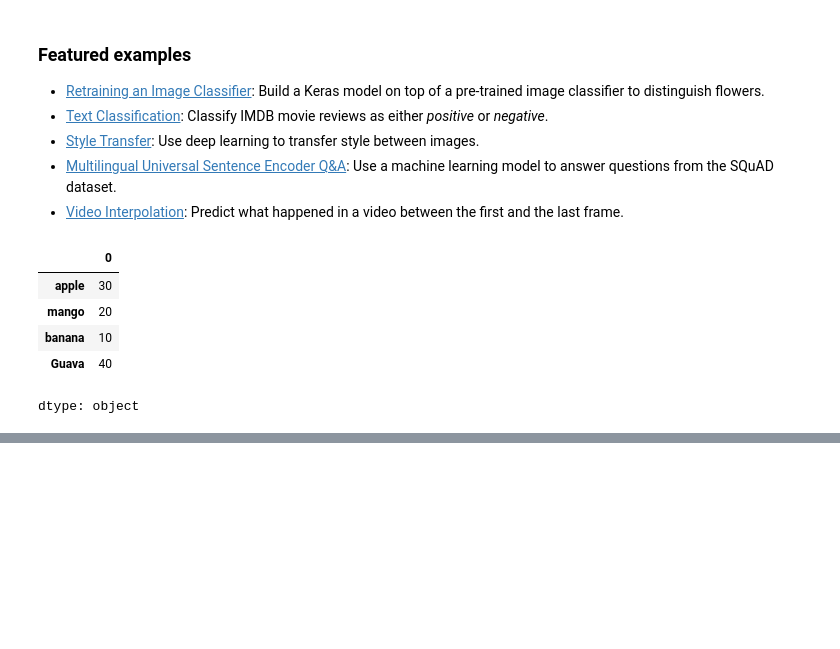
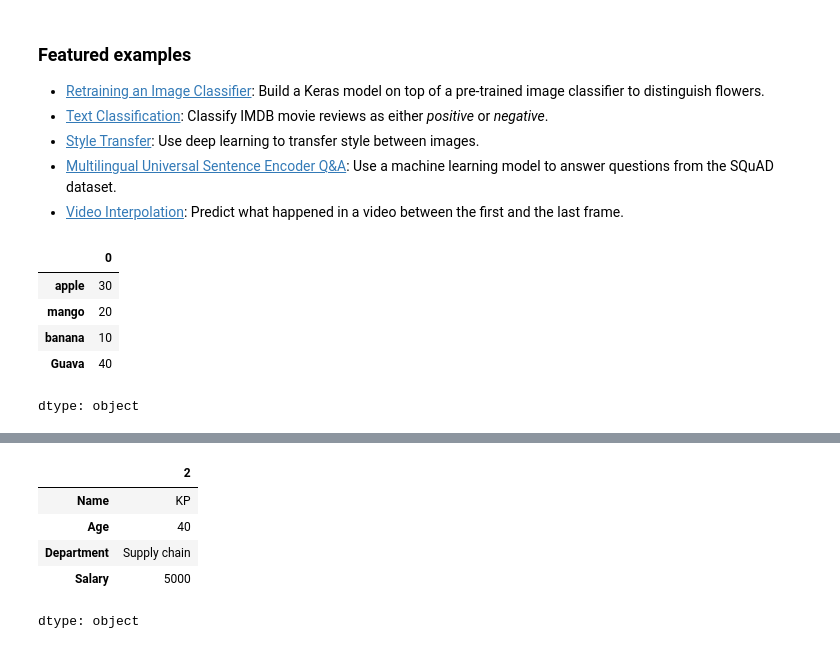
Before and after one commit to Ismailchan/Test_data_learning, a Jupyter notebook: Welcome_To_Colab.ipynb, the cells around one changed output, grey strips where cells are left out. Saved outputs shown, nothing was run; the diff lists cells and outputs as text; code cells hidden in the pictures; blank space fills up the shorter version.

```diff
--- a/Welcome_To_Colab.ipynb
+++ b/Welcome_To_Colab.ipynb
@@ -227,0 +259,9 @@ data
+# %%
+df.loc[2]
+# %% [output]
+|  | 2 |
+| Name | KP |
+| Age | 40 |
+| Department | Supply chain |
+| Salary | 5000 |
+dtype: object
```
Also changed, not shown: parts of 6 cells of this notebook.
